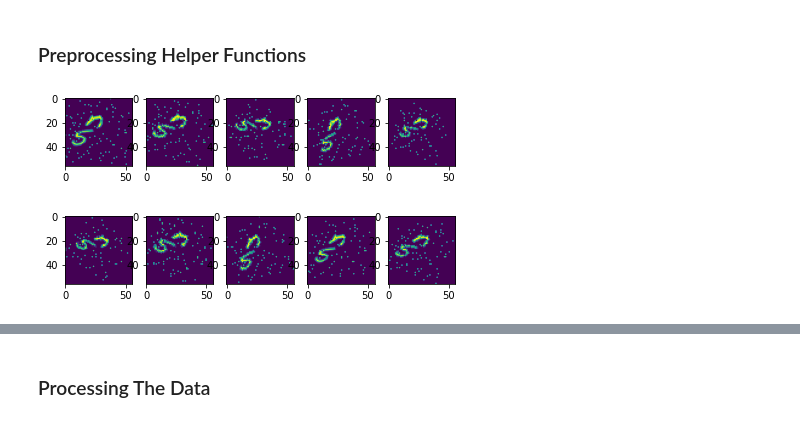
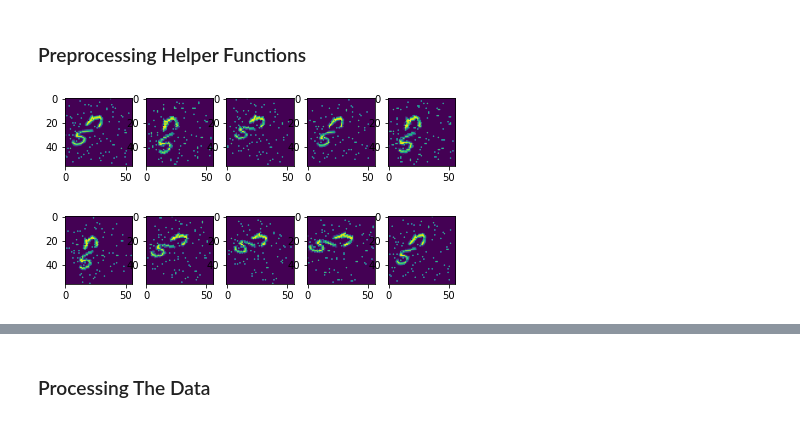
Before and after one commit to shubymao/comp551-p3, a Jupyter notebook: Project_3_Notebook.ipynb, the cells around one changed output, grey strips where cells are left out. Saved outputs shown, nothing was run; the diff lists cells and outputs as text; code cells hidden in the pictures.

```diff
--- a/Project_3_Notebook.ipynb
+++ b/Project_3_Notebook.ipynb
@@ -84,19 +88,19 @@ def img_grid(row,col,imgs):
     # plt.colorbar()
     plt.show()
 # %%
-affine_manager = RandomAffine(40, scale=(0.8,1.1), shear=10)
+affine_manager = RandomAffine(30, scale=(0.9,1.1), shear=10)
 def generate_affine(image_tensor, num):
     outputs = []
     for _ in range(num):
       outputs.append(affine_manager(image_tensor))
     return outputs
 
 sample_tensor = torch.from_numpy(training_data[989,None]).float()
 affined_tensors = map(lambda x: x[0], generate_affine(sample_tensor,9))
 img_grid(2,5,[sample_tensor[0],*affined_tensors])
 # %% [output]
-[figure, old version]
+[figure, new version]
-[figure, old version]
+[figure, new version]
 # %%
 perspective_manager = RandomPerspective(0.5)
 def generate_pespective(image_tensor, num):
```
Also changed, not shown: parts of 30 cells of this notebook.
